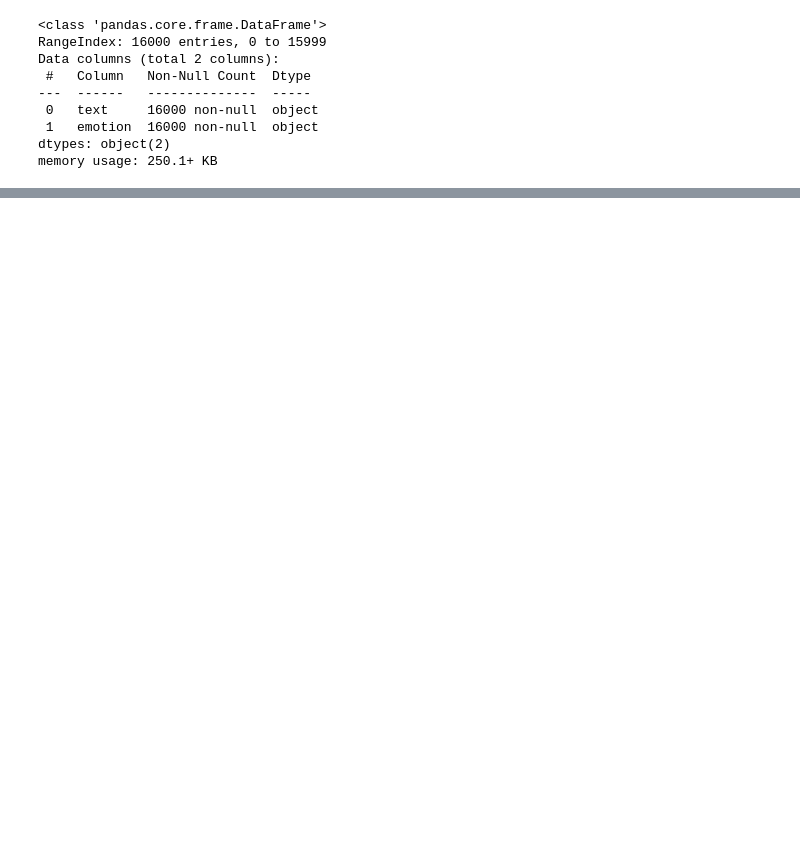
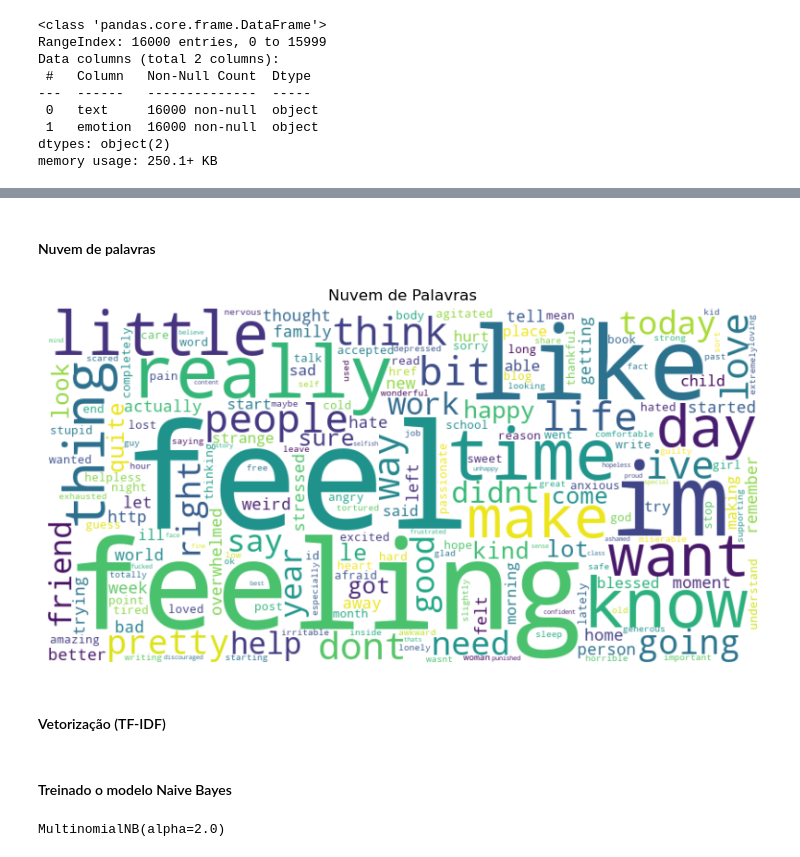
Before and after one commit to AndreLuis0106/NLP-Emotion-Analysis, a Jupyter notebook: main.ipynb, the cells around one changed output, grey strips where cells are left out. Drawn from its saved outputs; the diff is of its cells as text; code cells hidden in the pictures; blank space fills up the shorter version.

```diff
--- a/main.ipynb
+++ b/main.ipynb
@@ -47,0 +185,24 @@ memory usage: 228.9+ MB
+# %% [markdown]
+#### Nuvem de palavras
+# %%
+# Vetoriza os textos para obter a frequência das palavras
+vectorizer = TfidfVectorizer(stop_words='english')
+X = vectorizer.fit_transform(treino)
+
+# Obtém a frequência das palavras
+word_freq = dict(zip(vectorizer.get_feature_names_out(), X.toarray().sum(axis=0)))
+
+# Gera a nuvem de palavras
+wordcloud = WordCloud(width=800, height=400, background_color='white', colormap='viridis')
+wordcloud.generate_from_frequencies(word_freq)
+
+# Exibe a nuvem de palavras
+plt.figure(figsize=(10, 5))
+plt.imshow(wordcloud, interpolation='bilinear')
+plt.axis("off")
+plt.title("Nuvem de Palavras")
+plt.show()
+# %% [output]
+[figure, added]
+# %% [markdown]
+#### Vetorização (TF-IDF)
@@ -47,0 +214,8 @@ memory usage: 228.9+ MB
+# %% [markdown]
+#### Treinado o modelo Naive Bayes
+# %%
+classes_treino = df_treino['emotion']
+model = MultinomialNB()
+model.fit(treino_tfidf, classes_treino)
+# %% [output]
+MultinomialNB(alpha=2.0)
```
Also changed, not shown: parts of 23 cells of this notebook.
